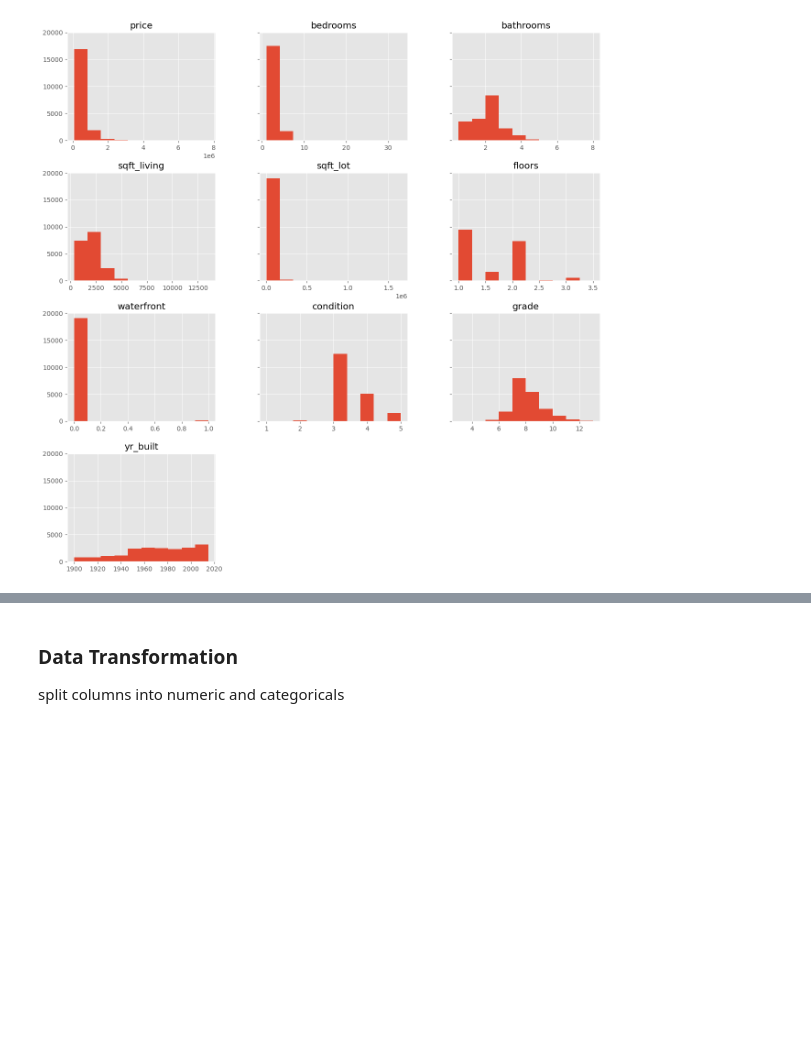
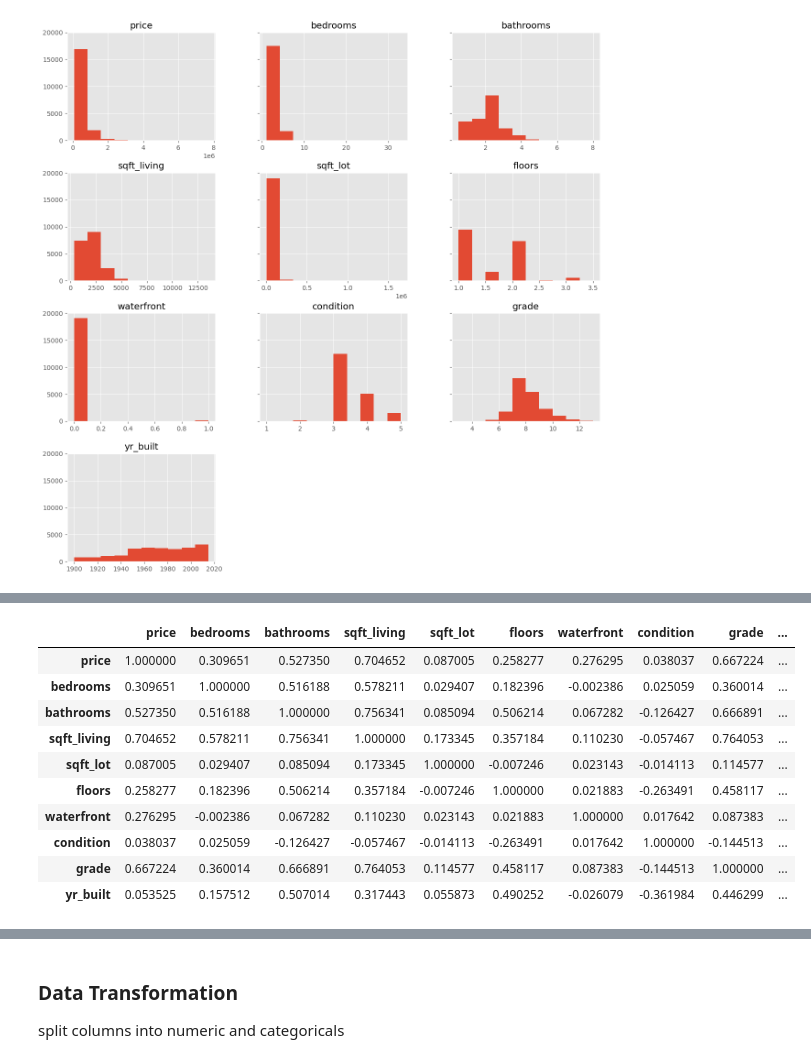
Before and after one commit to penina26/dsc-phase-2-project, a Jupyter notebook: student.ipynb, the cells around one changed output, grey strips where cells are left out. Saved outputs shown, nothing was run; the diff lists cells and outputs as text; code cells hidden in the pictures; blank space fills up the shorter version.

```diff
--- a/student.ipynb
+++ b/student.ipynb
@@ -290,0 +295,15 @@ kc_house_df_clean.hist(figsize=(15,15), sharey=True);
+# %%
+#generate the correlation table
+kc_house_df_clean.corr()
+# %% [output]
+|  | price | bedrooms | bathrooms | sqft_living | sqft_lot | floors | waterfront | condition | grade | ... |
+| price | 1.000000 | 0.309651 | 0.527350 | 0.704652 | 0.087005 | 0.258277 | 0.276295 | 0.038037 | 0.667224 | ... |
+| bedrooms | 0.309651 | 1.000000 | 0.516188 | 0.578211 | 0.029407 | 0.182396 | -0.002386 | 0.025059 | 0.360014 | ... |
+| bathrooms | 0.527350 | 0.516188 | 1.000000 | 0.756341 | 0.085094 | 0.506214 | 0.067282 | -0.126427 | 0.666891 | ... |
+| sqft_living | 0.704652 | 0.578211 | 0.756341 | 1.000000 | 0.173345 | 0.357184 | 0.110230 | -0.057467 | 0.764053 | ... |
+| sqft_lot | 0.087005 | 0.029407 | 0.085094 | 0.173345 | 1.000000 | -0.007246 | 0.023143 | -0.014113 | 0.114577 | ... |
+| floors | 0.258277 | 0.182396 | 0.506214 | 0.357184 | -0.007246 | 1.000000 | 0.021883 | -0.263491 | 0.458117 | ... |
+| waterfront | 0.276295 | -0.002386 | 0.067282 | 0.110230 | 0.023143 | 0.021883 | 1.000000 | 0.017642 | 0.087383 | ... |
+| condition | 0.038037 | 0.025059 | -0.126427 | -0.057467 | -0.014113 | -0.263491 | 0.017642 | 1.000000 | -0.144513 | ... |
+| grade | 0.667224 | 0.360014 | 0.666891 | 0.764053 | 0.114577 | 0.458117 | 0.087383 | -0.144513 | 1.000000 | ... |
+| yr_built | 0.053525 | 0.157512 | 0.507014 | 0.317443 | 0.055873 | 0.490252 | -0.026079 | -0.361984 | 0.446299 | ... |
```
Also changed, not shown: parts of 19 cells of this notebook, 5 other files.
